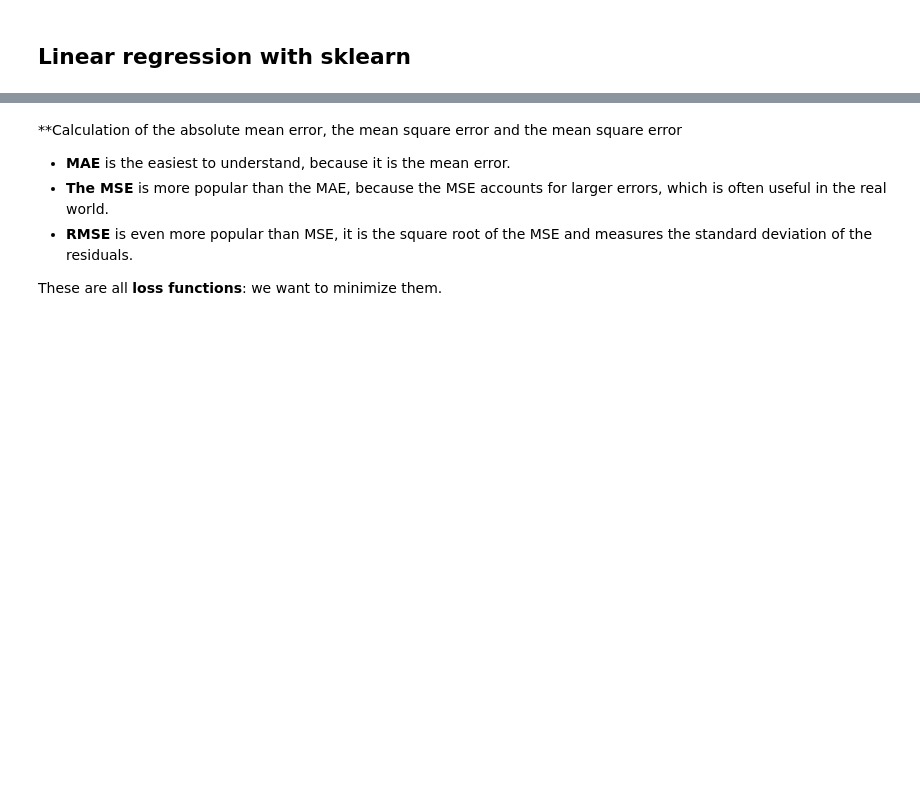
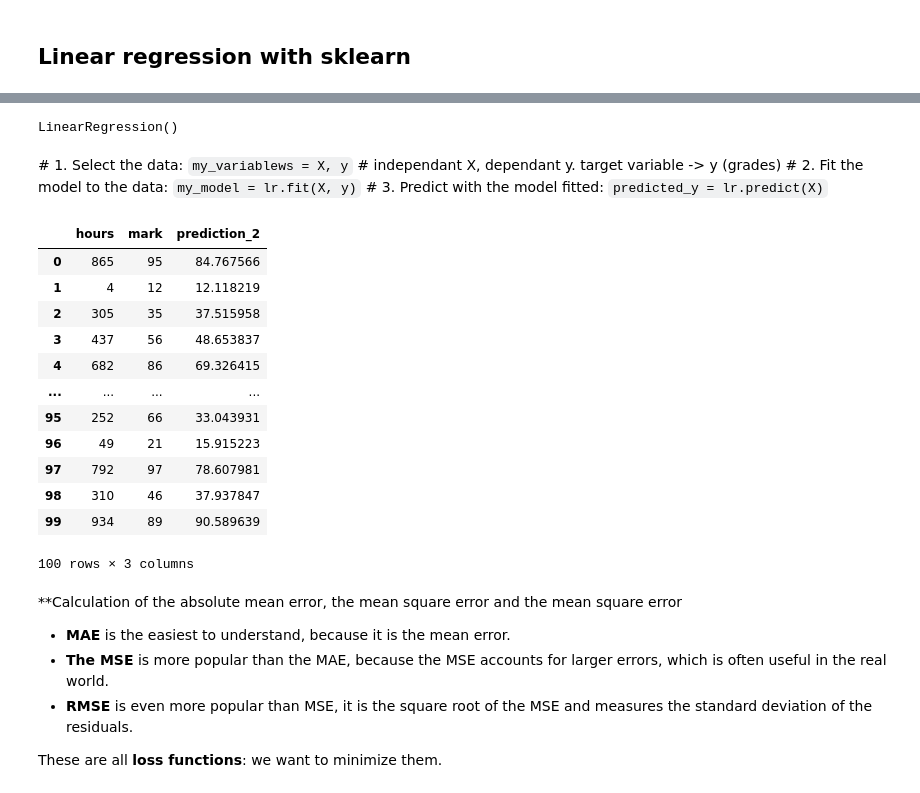
Before and after one commit to Ironhack-data-bcn-oct-2022/lectures, a Jupyter notebook: week-6/02 - Linear regression.ipynb, the cells around one changed output, grey strips where cells are left out. Cells and saved outputs as stored; diff of their text form; code cells hidden in the pictures; blank space fills up the shorter version.

```diff
--- a/week-6/02 - Linear regression.ipynb
+++ b/week-6/02 - Linear regression.ipynb
@@ -329,3 +499,34 @@ $R^2$ measures how good our regression model is. The bigger the better. It is a
+# %%
+# Training
+lr_2.fit(X, y)
+# %% [output]
+LinearRegression()
+# %%
+data_2["prediction_2"] = lr_2.predict(X)
+# %%
+data_2.drop(["prediction_through_lr_scikitlearn"], axis=1, inplace=True)
+# %%
+data_2.drop(["avg"], axis=1, inplace=True)
+# %% [markdown]
+# 1. Select the data: `my_variablews = X, y` # independant X, dependant y. target variable -> y (grades)
+# 2. Fit the model to the data: `my_model = lr.fit(X, y)`
+# 3. Predict with the model fitted: `predicted_y = lr.predict(X)`
+# %%
+data_2
+# %% [output]
+|  | hours | mark | prediction_2 |
+| 0 | 865 | 95 | 84.767566 |
+| 1 | 4 | 12 | 12.118219 |
+| 2 | 305 | 35 | 37.515958 |
+| 3 | 437 | 56 | 48.653837 |
+| 4 | 682 | 86 | 69.326415 |
+| ... | ... | ... | ... |
+| 95 | 252 | 66 | 33.043931 |
+| 96 | 49 | 21 | 15.915223 |
+| 97 | 792 | 97 | 78.607981 |
+| 98 | 310 | 46 | 37.937847 |
+| 99 | 934 | 89 | 90.589639 |
+100 rows × 3 columns
 # %%
 from sklearn import metrics
 # %% [markdown]
```
Also changed, not shown: parts of 36 cells of this notebook.
